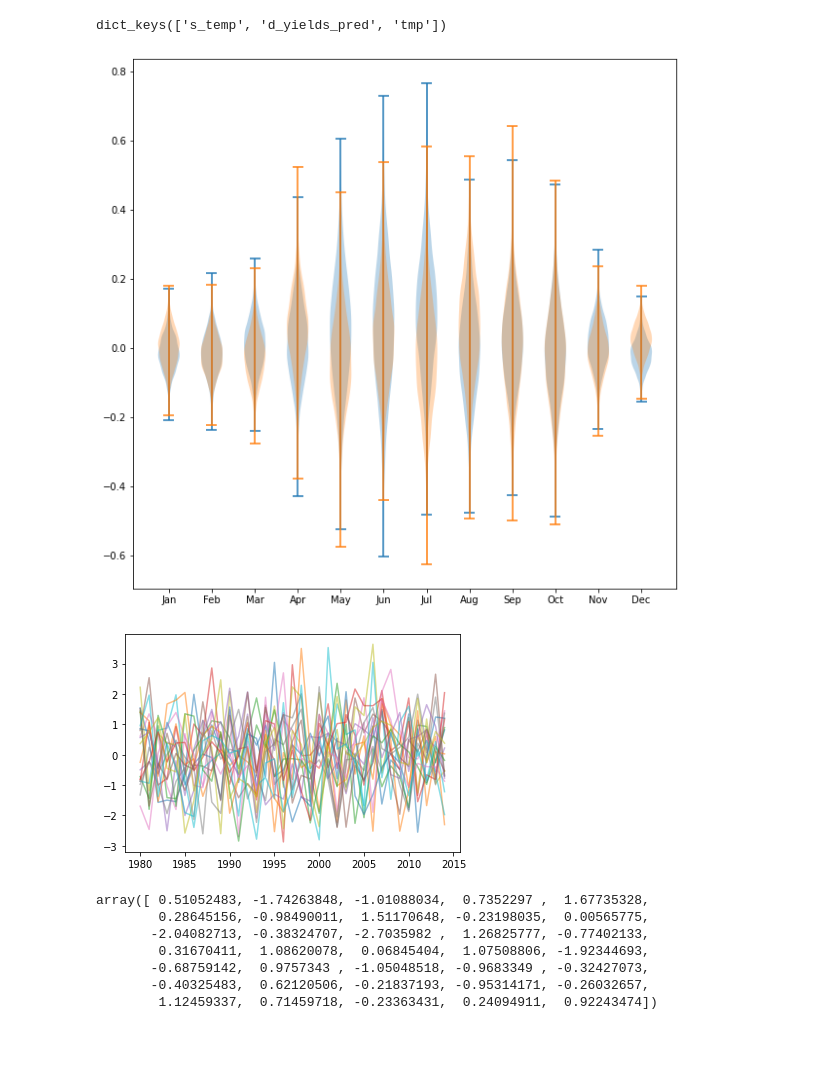
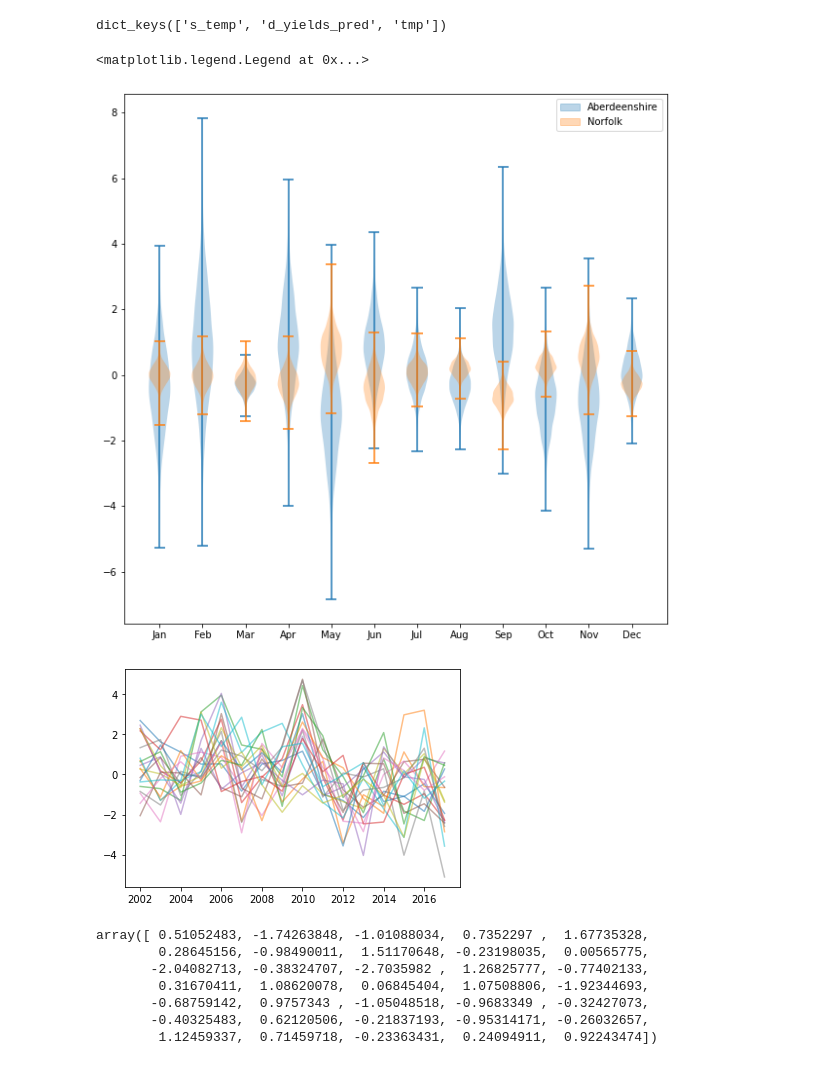
Before and after one commit to AnisaAubin/facynation, a Jupyter notebook: 2_Bayesian_MSM_Wheat_UK.ipynb, the cells around one changed output. Drawn from its saved outputs; the diff is of its cells as text; code cells hidden in the pictures.

Commit message:
First working version of UK Wheat data in the Facynation code
Notebook 2 only.

```diff
--- a/2_Bayesian_MSM_Wheat_UK.ipynb
+++ b/2_Bayesian_MSM_Wheat_UK.ipynb
@@ -16,8 +21,8 @@ states=['Norfolk']
 # %%
 temp_states=[]
 for i,s in enumerate(states):
-    wheat_temp=pd.read_table('/Users/aa2572/Code/SimFarm2030/notebooks/Wheat_Norfolk1_temp.csv',  delimiter=',', index_col=0)
-    wheat_temp.rename(columns = {'Unnamed: 0':'Year'}, inplace = True)
+    wheat_temp=pd.read_csv('/Users/aa2572/Code/SimFarm2030/notebooks/Wheat_AllCntys_temp_anom.csv',  delimiter=',', index_col=[0,1])
+    # wheat_temp.rename(columns = {'Unnamed: 0':'Year'}, inplace = True)
     temp_states.append(wheat_temp)
 temp_states=pd.concat(temp_states,keys=states)
 # %%
@@ -37,6 +46,6 @@ temp_states.head()
 # %%
 # type(yields.columns)  => pandas.core.indexes.base.Index
-good_yrs = yields.columns[:-2].astype(np.int64)
+good_yrs = yields.columns.astype(np.int64)
 good_yrs
 # %% [output]
 Int64Index([2002, 2003, 2004, 2005, 2006, 2007, 2008, 2009, 2010, 2011, 2012,
@@ -48,4 +57,4 @@ Int64Index([2002, 2003, 2004, 2005, 2006, 2007, 2008, 2009, 2010, 2011, 2012,
 # temp_state = temp_states.loc['Norfolk'].loc[good_yrs] - > correct, same as below.
 
 # temp_states.xs(good_yrs, level=1)  2013, 2014, 2015, 2016, 2017], dtype='int64')' is an invalid key
-temp_state = temp_states.loc[('Norfolk', good_yrs),:]
+temp_state = temp_states.loc[(states,good_yrs),:]
@@ -95,10 +140,10 @@ yields.loc['Angus'].shape[0]
 # filter out the index/year that dont matter to get just the years of interest 2002 - 2017 ** use temp_state instead
 n_years=yields.columns.size
 data={
-    'n_regions':1,
+    'n_regions':2,
     'n_years':n_years,
     'd_temp':np.array(temp_state).reshape(len(states),int(np.array(temp_state).shape[0]/len(states)),12),
-    'd_yields':np.array(yields.loc['Norfolk'].to_frame().T)
+    'd_yields':np.array(yields.loc[states].fillna(0.0)).astype(float)
 }
 # %%
 # temp_states.iloc[:,1:] 138 X 11
@@ -402,18 +460,28 @@ dict_keys(['s_temp', 'd_yields_pred', 'tmp'])
 # %%
 # changes samples to fit (shape 35,4000) not right
 plt.figure(figsize=(10,10))
+import matplotlib.patches as mpatches
+
+labels = []
+def add_label(violin, label):
+    color = violin["bodies"][0].get_facecolor().flatten()
+    labels.append((mpatches.Patch(color=color), label))
+
+
 # plt.violinplot(fit['s_temp'].T[:,0,:]);
-plt.violinplot(fit['s_temp'].T[:,:,0]);
+add_label(plt.violinplot(fit['s_temp'].T[:,:,0]), f'{states[0]}')
 # plt.violinplot(fit['s_temp'].T[:,1,:]);
-plt.violinplot(fit['s_temp'].T[:,:,1]);
-plt.xticks(range(1,13),wheat_temp.columns[1:]);
+add_label(plt.violinplot(fit['s_temp'].T[:,:,1]), f'{states[1]}');
+plt.xticks(range(1,13),wheat_temp.columns);
+plt.legend(*zip(*labels), loc=1)
 # %% [output]
+<matplotlib.legend.Legend at 0x...>
-[figure, old version]
+[figure, new version]
 # %%
 for s in range(0,4000,200):  # changed from 2000 to 600 for wheat  what is s, just a sample of the sample yield predictions?
-    plt.plot(range(1980,2015),fit['d_yields_pred'].T[s,:,0].T,alpha=0.5)
+    plt.plot(range(2002,2018),fit['d_yields_pred'].T[s,:,0].T,alpha=0.5)
 # %% [output]
-[figure, old version]
+[figure, new version]
 # %%
 
 '''
```
Also changed, not shown: parts of 23 cells of this notebook, 1 other file.
